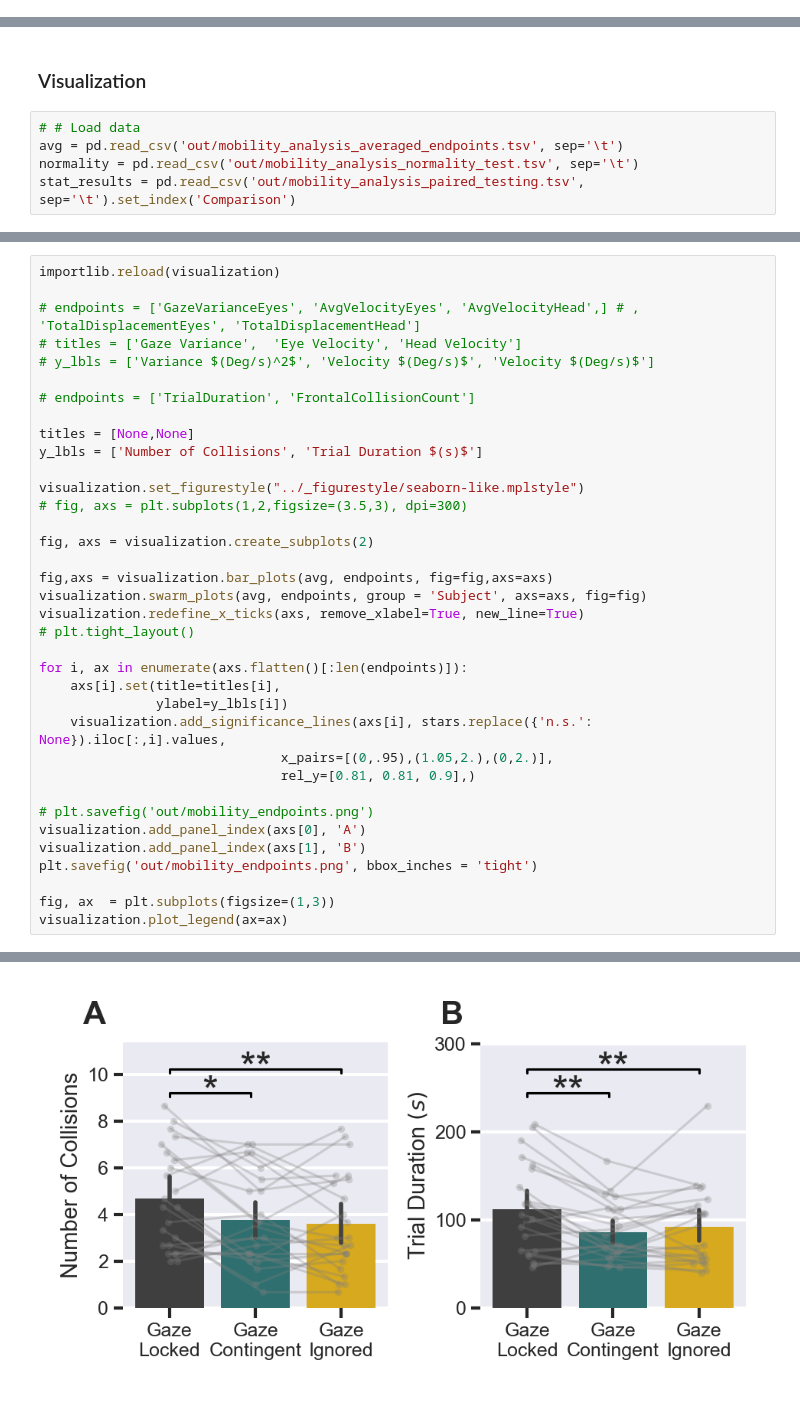
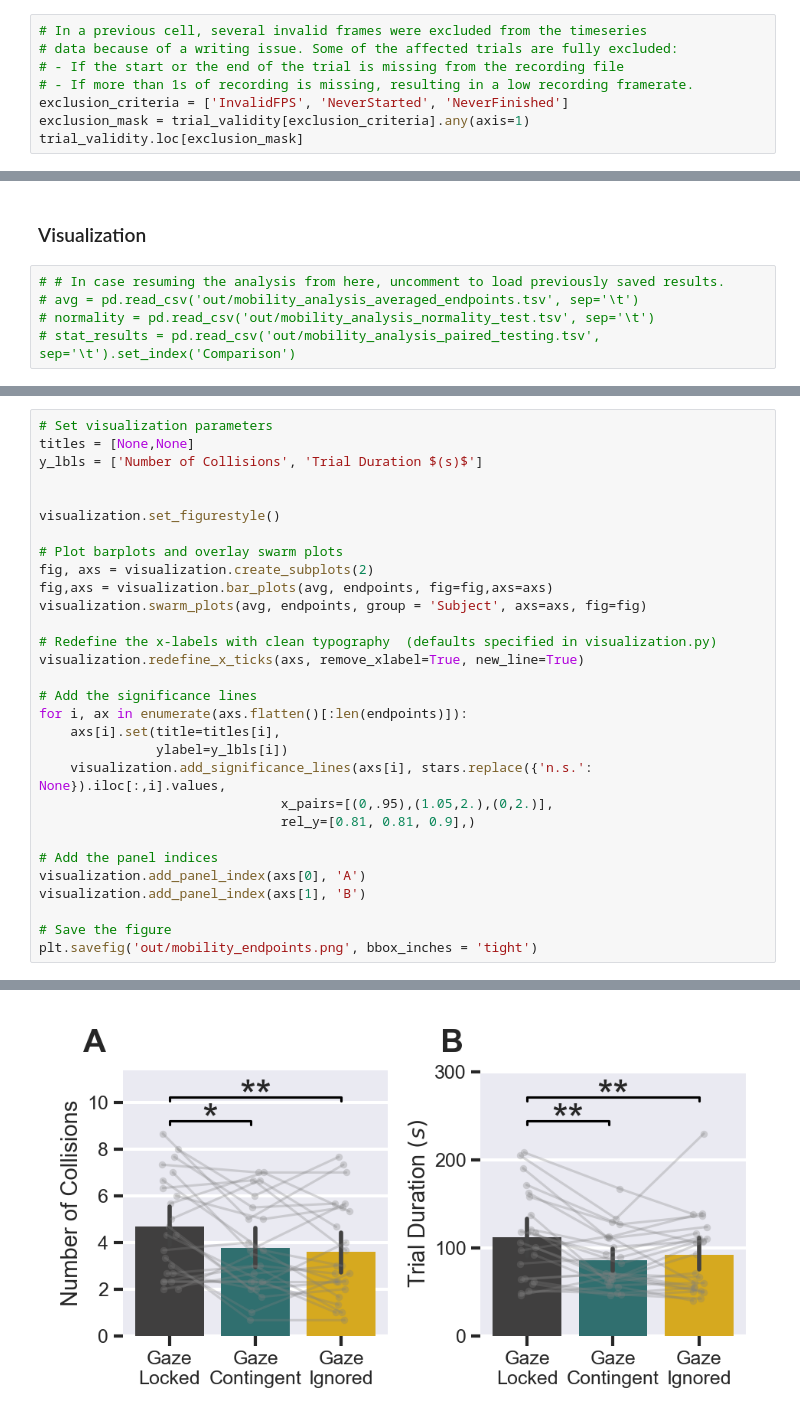
Before and after one commit to neuralcodinglab/SPVGazeAnalysis, a Jupyter notebook: mobility_analysis/mobility_endpoints_analysis.ipynb, the cells around one changed output, grey strips where cells are left out. Cells and saved outputs as stored; diff of their text form.

```diff
--- a/mobility_analysis/mobility_endpoints_analysis.ipynb
+++ b/mobility_analysis/mobility_endpoints_analysis.ipynb
@@ -326,0 +321,8 @@ trial_validity.loc[exclusion_mask]
+# %%
+# In a previous cell, several invalid frames were excluded from the timeseries
+# data because of a writing issue. Some of the affected trials are fully excluded:
+# - If the start or the end of the trial is missing from the recording file
+# - If more than 1s of recording is missing, resulting in a low recording framerate.
+exclusion_criteria = ['InvalidFPS', 'NeverStarted', 'NeverFinished']
+exclusion_mask = trial_validity[exclusion_criteria].any(axis=1)
+trial_validity.loc[exclusion_mask]
@@ -452,7 +445,7 @@ S23B0T0          GazeAssistedSampling
 # %% [markdown]
 ### Visualization
 # %%
-# # Load data
-avg = pd.read_csv('out/mobility_analysis_averaged_endpoints.tsv', sep='\t')
-normality = pd.read_csv('out/mobility_analysis_normality_test.tsv', sep='\t')
-stat_results = pd.read_csv('out/mobility_analysis_paired_testing.tsv', sep='\t').set_index('Comparison')
+# # In case resuming the analysis from here, uncomment to load previously saved results.
+# avg = pd.read_csv('out/mobility_analysis_averaged_endpoints.tsv', sep='\t')
+# normality = pd.read_csv('out/mobility_analysis_normality_test.tsv', sep='\t')
+# stat_results = pd.read_csv('out/mobility_analysis_paired_testing.tsv', sep='\t').set_index('Comparison')
@@ -468,25 +476,20 @@ stars
 # %%
-importlib.reload(visualization)
-
-# endpoints = ['GazeVarianceEyes', 'AvgVelocityEyes', 'AvgVelocityHead',] # , 'TotalDisplacementEyes', 'TotalDisplacementHead']
-# titles = ['Gaze Variance',  'Eye Velocity', 'Head Velocity']
-# y_lbls = ['Variance $(Deg/s)^2$', 'Velocity $(Deg/s)$', 'Velocity $(Deg/s)$']
-
-# endpoints = ['TrialDuration', 'FrontalCollisionCount']
-
+# Set visualization parameters
 titles = [None,None]
 y_lbls = ['Number of Collisions', 'Trial Duration $(s)$']
 
-visualization.set_figurestyle("../_figurestyle/seaborn-like.mplstyle")
-# fig, axs = plt.subplots(1,2,figsize=(3.5,3), dpi=300)
 
+visualization.set_figurestyle()
+
+# Plot barplots and overlay swarm plots
 fig, axs = visualization.create_subplots(2)
-
 fig,axs = visualization.bar_plots(avg, endpoints, fig=fig,axs=axs)
 visualization.swarm_plots(avg, endpoints, group = 'Subject', axs=axs, fig=fig)
+
+# Redefine the x-labels with clean typography  (defaults specified in visualization.py)
 visualization.redefine_x_ticks(axs, remove_xlabel=True, new_line=True)
-# plt.tight_layout()
 
+# Add the significance lines
 for i, ax in enumerate(axs.flatten()[:len(endpoints)]):
     axs[i].set(title=titles[i],
                ylabel=y_lbls[i])
@@ -494,11 +497,10 @@ for i, ax in enumerate(axs.flatten()[:len(endpoints)]):
                                x_pairs=[(0,.95),(1.05,2.),(0,2.)],
                                rel_y=[0.81, 0.81, 0.9],)
 
-# plt.savefig('out/mobility_endpoints.png')
+# Add the panel indices
 visualization.add_panel_index(axs[0], 'A')
 visualization.add_panel_index(axs[1], 'B')
+
+# Save the figure
 plt.savefig('out/mobility_endpoints.png', bbox_inches = 'tight')
-
-fig, ax  = plt.subplots(figsize=(1,3))
-visualization.plot_legend(ax=ax)
 # %% [output]
@@ -506 +507 @@ visualization.plot_legend(ax=ax)
-[figure, old version]
+[figure, new version]
```
Also changed, not shown: parts of 30 cells of this notebook, 5 other files.
